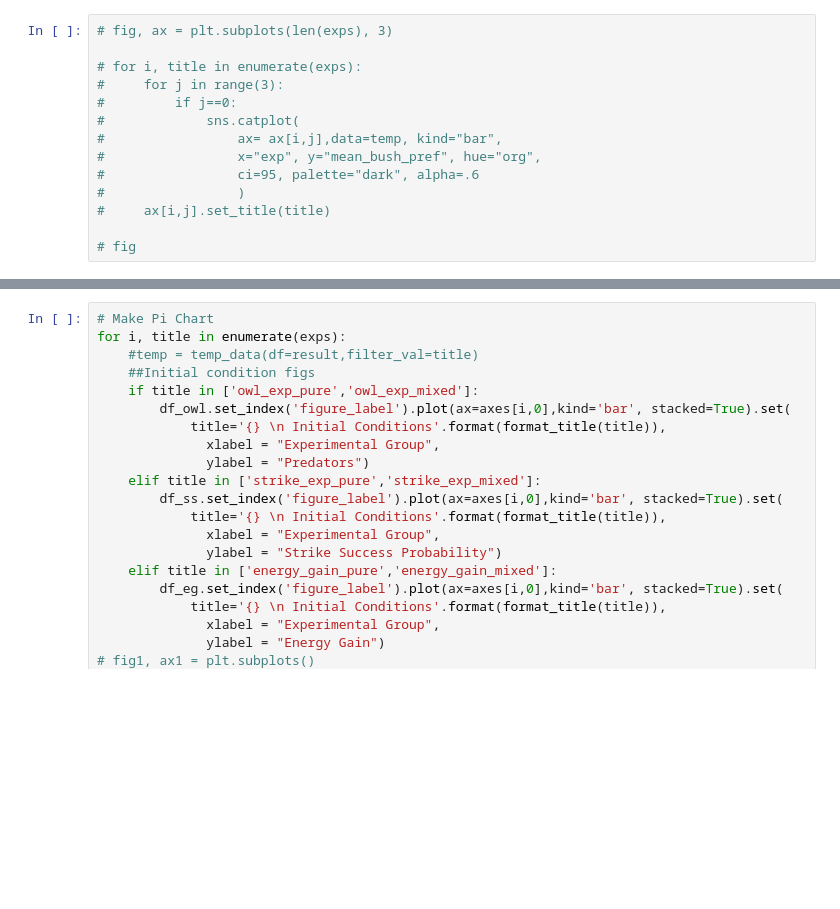
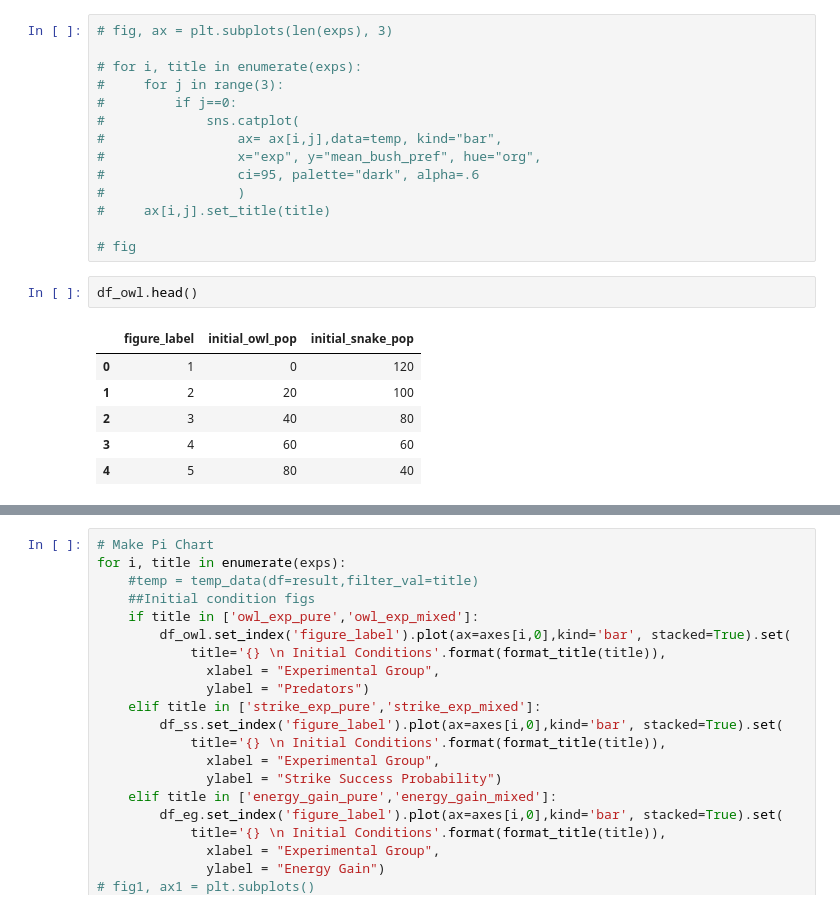
Before and after one commit to michaelremington2/uumarrty_post_sim_analysis, a Jupyter notebook: Figures_and_stats.ipynb, the cells around one changed output, grey strips where cells are left out. Saved outputs shown, nothing was run; the diff lists cells and outputs as text; blank space fills up the shorter version.

```diff
--- a/Figures_and_stats.ipynb
+++ b/Figures_and_stats.ipynb
@@ -116,3 +120,12 @@ AttributeError: 'FacetGrid' object has no attribute 'set_title'
 #     ax[i,j].set_title(title)
 
 # fig
+# %%
+df_owl.head()
+# %% [output]
+|  | figure_label | initial_owl_pop | initial_snake_pop |
+| 0 | 1 | 0 | 120 |
+| 1 | 2 | 20 | 100 |
+| 2 | 3 | 40 | 80 |
+| 3 | 4 | 60 | 60 |
+| 4 | 5 | 80 | 40 |
```
Also changed, not shown: parts of 6 cells of this notebook, 6 other files.
